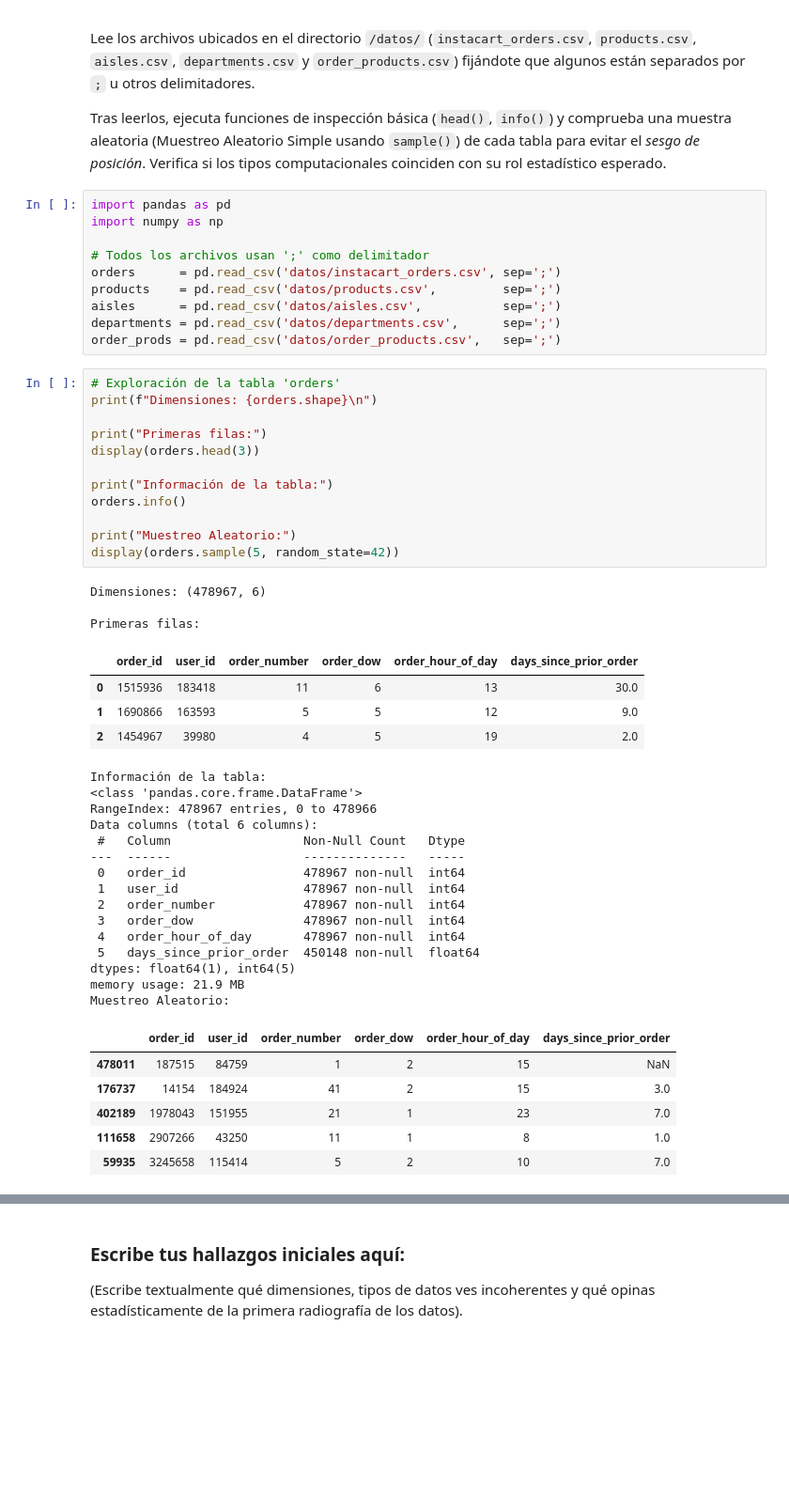
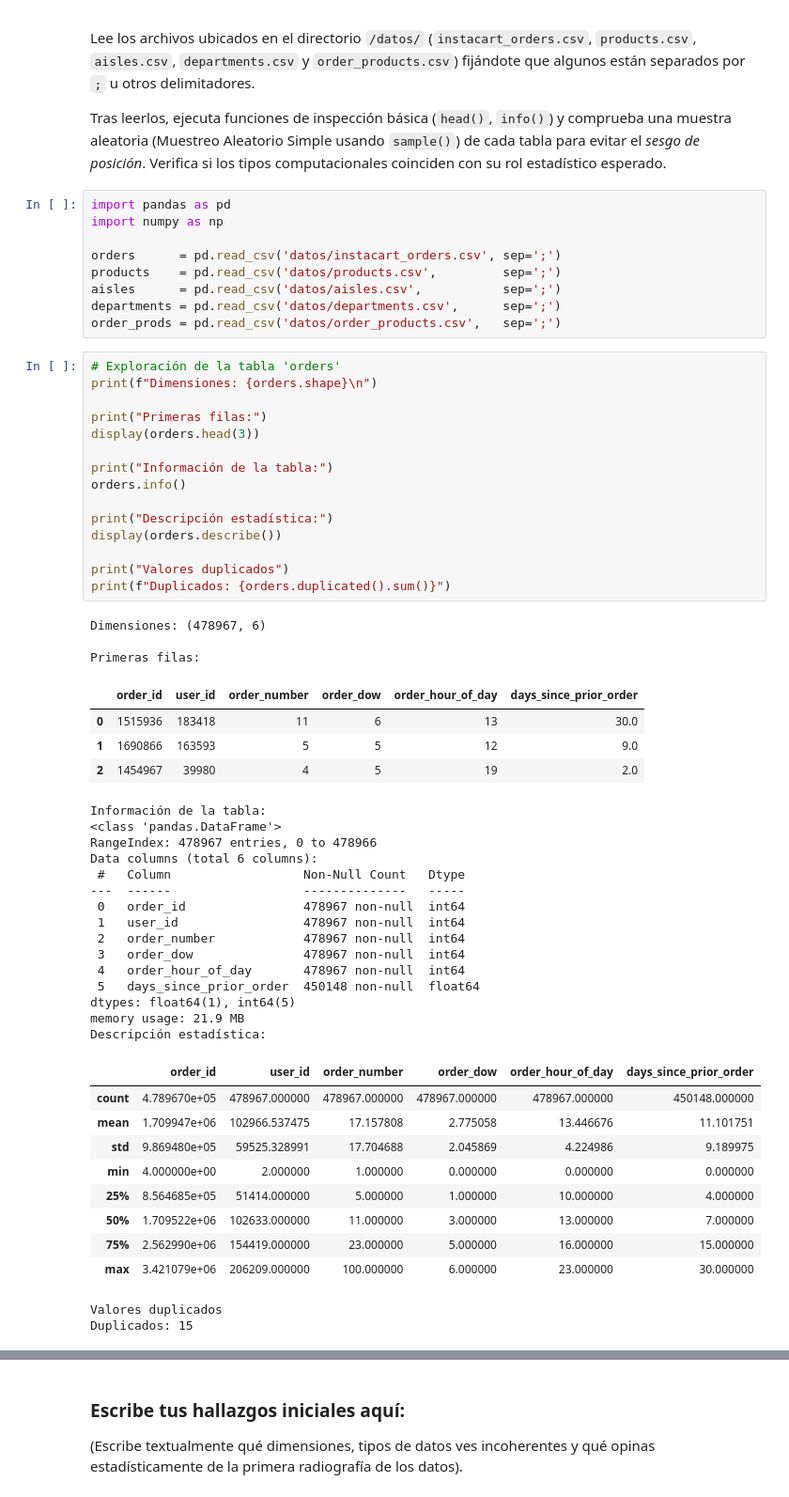
Before and after one commit to mpillapa/workshop-3, a Jupyter notebook: taller_3_Manuel_Pillapa.ipynb, the cells around one changed output, grey strips where cells are left out. Shown at 94% size. Cells and saved outputs as stored; diff of their text form; blank space fills up the shorter version.

```diff
--- a/taller_3_Manuel_Pillapa.ipynb
+++ b/taller_3_Manuel_Pillapa.ipynb
@@ -47,7 +47,6 @@ Tras leerlos, ejecuta funciones de inspección básica (`head()`, `info()`) y co
 import pandas as pd
 import numpy as np
 
-# Todos los archivos usan ';' como delimitador
 orders      = pd.read_csv('datos/instacart_orders.csv', sep=';')
 products    = pd.read_csv('datos/products.csv',         sep=';')
 aisles      = pd.read_csv('datos/aisles.csv',           sep=';')
@@ -58,39 +57,47 @@ order_prods = pd.read_csv('datos/order_products.csv',   sep=';')
 print(f"Dimensiones: {orders.shape}\n")
 
 print("Primeras filas:")
 display(orders.head(3))
 
 print("Información de la tabla:")
 orders.info()
 
-print("Muestreo Aleatorio:")
-display(orders.sample(5, random_state=42))
+print("Descripción estadística:")
+display(orders.describe())
+
+print("Valores duplicados")
+print(f"Duplicados: {orders.duplicated().sum()}")
 # %% [output]
 Dimensiones: (478967, 6)
 
 Primeras filas:
 |  | order_id | user_id | order_number | order_dow | order_hour_of_day | days_since_prior_order |
 | 0 | 1515936 | 183418 | 11 | 6 | 13 | 30.0 |
 | 1 | 1690866 | 163593 | 5 | 5 | 12 | 9.0 |
 | 2 | 1454967 | 39980 | 4 | 5 | 19 | 2.0 |
 Información de la tabla:
-<class 'pandas.core.frame.DataFrame'>
+<class 'pandas.DataFrame'>
 RangeIndex: 478967 entries, 0 to 478966
 Data columns (total 6 columns):
  #   Column                  Non-Null Count   Dtype
 ---  ------                  --------------   -----
  0   order_id                478967 non-null  int64
  1   user_id                 478967 non-null  int64
  2   order_number            478967 non-null  int64
  3   order_dow               478967 non-null  int64
  4   order_hour_of_day       478967 non-null  int64
  5   days_since_prior_order  450148 non-null  float64
 dtypes: float64(1), int64(5)
 memory usage: 21.9 MB
-Muestreo Aleatorio:
+Descripción estadística:
 |  | order_id | user_id | order_number | order_dow | order_hour_of_day | days_since_prior_order |
-| 478011 | 187515 | 84759 | 1 | 2 | 15 | NaN |
-| 176737 | 14154 | 184924 | 41 | 2 | 15 | 3.0 |
-| 402189 | 1978043 | 151955 | 21 | 1 | 23 | 7.0 |
-| 111658 | 2907266 | 43250 | 11 | 1 | 8 | 1.0 |
-| 59935 | 3245658 | 115414 | 5 | 2 | 10 | 7.0 |
+| count | 4.789670e+05 | 478967.000000 | 478967.000000 | 478967.000000 | 478967.000000 | 450148.000000 |
+| mean | 1.709947e+06 | 102966.537475 | 17.157808 | 2.775058 | 13.446676 | 11.101751 |
+| std | 9.869480e+05 | 59525.328991 | 17.704688 | 2.045869 | 4.224986 | 9.189975 |
+| min | 4.000000e+00 | 2.000000 | 1.000000 | 0.000000 | 0.000000 | 0.000000 |
+| 25% | 8.564685e+05 | 51414.000000 | 5.000000 | 1.000000 | 10.000000 | 4.000000 |
+| 50% | 1.709522e+06 | 102633.000000 | 11.000000 | 3.000000 | 13.000000 | 7.000000 |
+| 75% | 2.562990e+06 | 154419.000000 | 23.000000 | 5.000000 | 16.000000 | 15.000000 |
+| max | 3.421079e+06 | 206209.000000 | 100.000000 | 6.000000 | 23.000000 | 30.000000 |
+Valores duplicados
+Duplicados: 15
```
Also changed, not shown: parts of 11 cells of this notebook.
